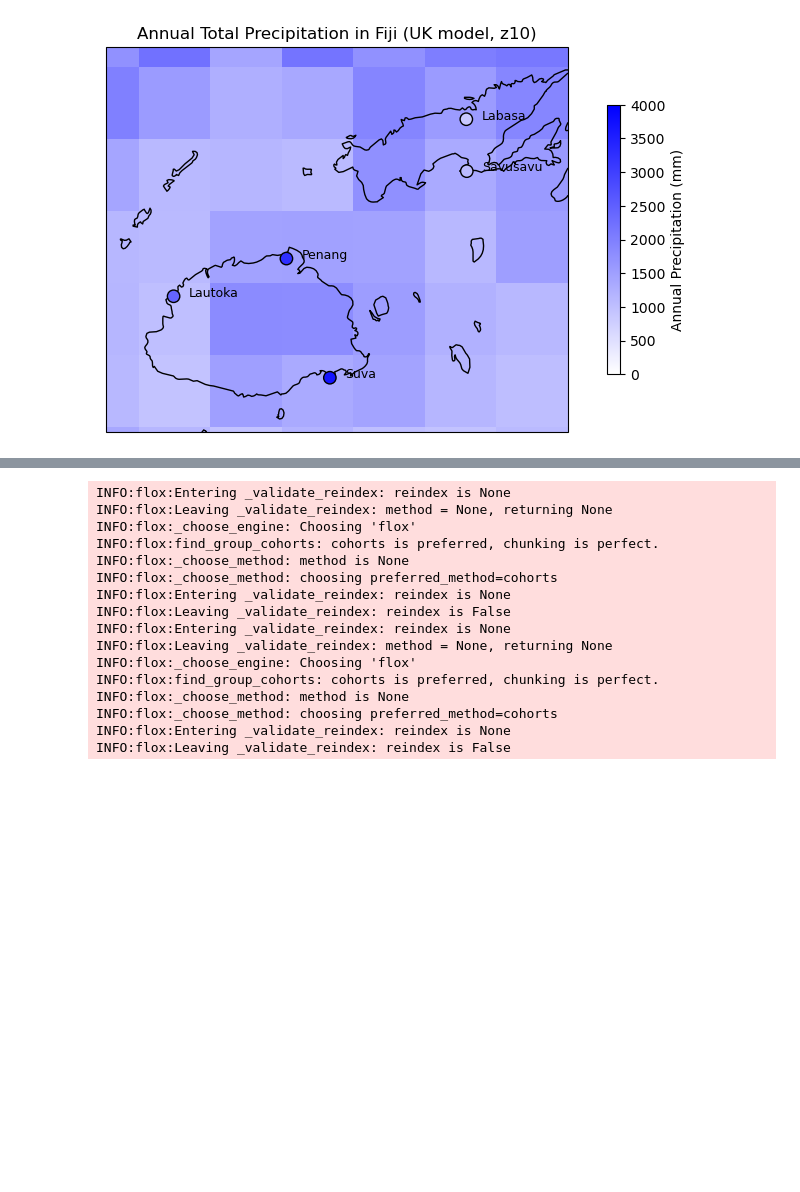
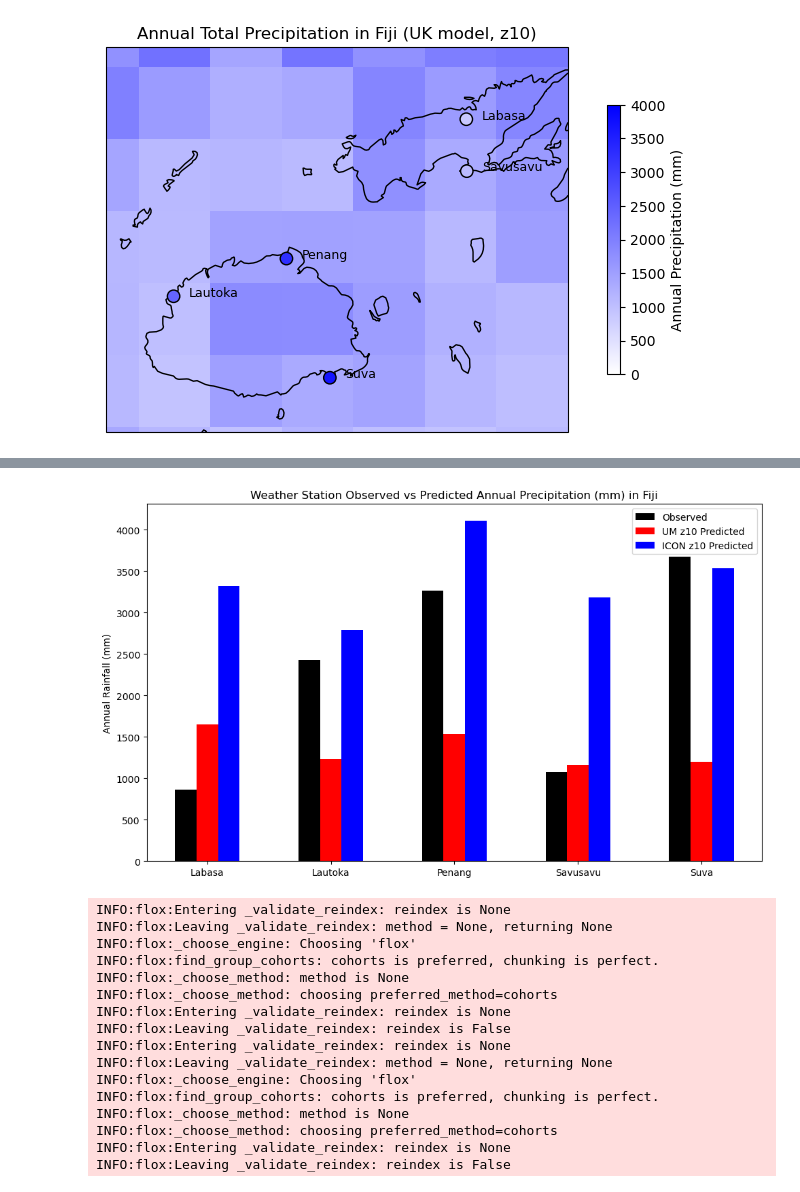
Before and after one commit to 21centuryweather/hk25-AusNode-ExtremePrecipitation, a Jupyter notebook: Code/f_Crop_model_data.ipynb, the cells around one changed output, grey strips where cells are left out. Drawn from its saved outputs; the diff is of its cells as text; code cells hidden in the pictures; blank space fills up the shorter version.

Commit message:
Added annual precipitation comparison barplots

```diff
--- a/Code/f_Crop_model_data.ipynb
+++ b/Code/f_Crop_model_data.ipynb
@@ -243,3 +254,64 @@ plt.show()
+# %%
+# Plot difference in annual precip
+
+base_obs_path = "~/hk25-AusNode-ExtremePrecipitation/Data/Processed/Fiji"
+stations = {
+    "suva_man": "Suva (Manual)",
+    "suva_aws": "Suva (Automatic)",
+    "lautoka_man": "Lautoka (Manual)",
+    "lautoka_tb3": "Lautoka (TB3)",
+    "penang_tb3": "Penang (TB3)",
+    "savusavu_airport": "Savusavu (Airport)"
+}
+base_model_path = "~/hk25-AusNode-ExtremePrecipitation/Data/Model_Daily/Fiji"
+
+locations = ['Labasa', 'Lautoka', 'Penang', 'Savusavu', 'Suva']
+rainfall = [861.4, 2430.7, 3266.0, 1072.3, 3676.6]
+
+# Get model predicted annual precip
+predicted_u = []
+predicted_g = []
+for model_id in locations:
+
+    # UK model
+    model_file = os.path.expanduser(f"{base_model_path}/u_{model_id}_daily.csv")
+    m_data = pd.read_csv(model_file)
+    annual_precip = sum(m_data['rain_24h_mm'])
+    predicted_u.append(annual_precip)
+
+    # German model
+    model_file = os.path.expanduser(f"{base_model_path}/g_{model_id}_daily.csv")
+    m_data = pd.read_csv(model_file)
+    annual_precip = sum(m_data['rain_24h_mm'])
+    predicted_g.append(annual_precip)
+
+# Observed data
+observed = rainfall
+
+# Bar positions
+x = np.arange(len(locations))
+width = 0.35  # Width of bars
+
+# Create plot
+fig, ax = plt.subplots(figsize=(10, 6))
+bars1 = ax.bar(x - width/2, observed, width/2, label='Observed', color='black')
+bars2 = ax.bar(x + 0, predicted_u, width/2, label='UM z10 Predicted', color='red')
+bars3 = ax.bar(x + width/2, predicted_g, width/2, label='ICON z10 Predicted', color='blue')
+
+# Labeling
+ax.set_xlabel('')
+ax.set_ylabel('Annual Rainfall (mm)')
+ax.set_title('Weather Station Observed vs Predicted Annual Precipitation (mm) in Fiji')
+ax.set_xticks(x)
+ax.set_xticklabels(locations)
+ax.legend()
+
+plt.tight_layout()
+fname = f"hk25-AusNode-ExtremePrecipitation/Plots/Fiji_annual_precip_barplot.png"
+plt.savefig(fname, dpi=150, bbox_inches='tight')
+plt.show()
+# %% [output]
+[figure, added]
 # %%
 **Ignore code below
 # %%
```
Also changed, not shown: parts of 1 cell of this notebook, 3 other files.
